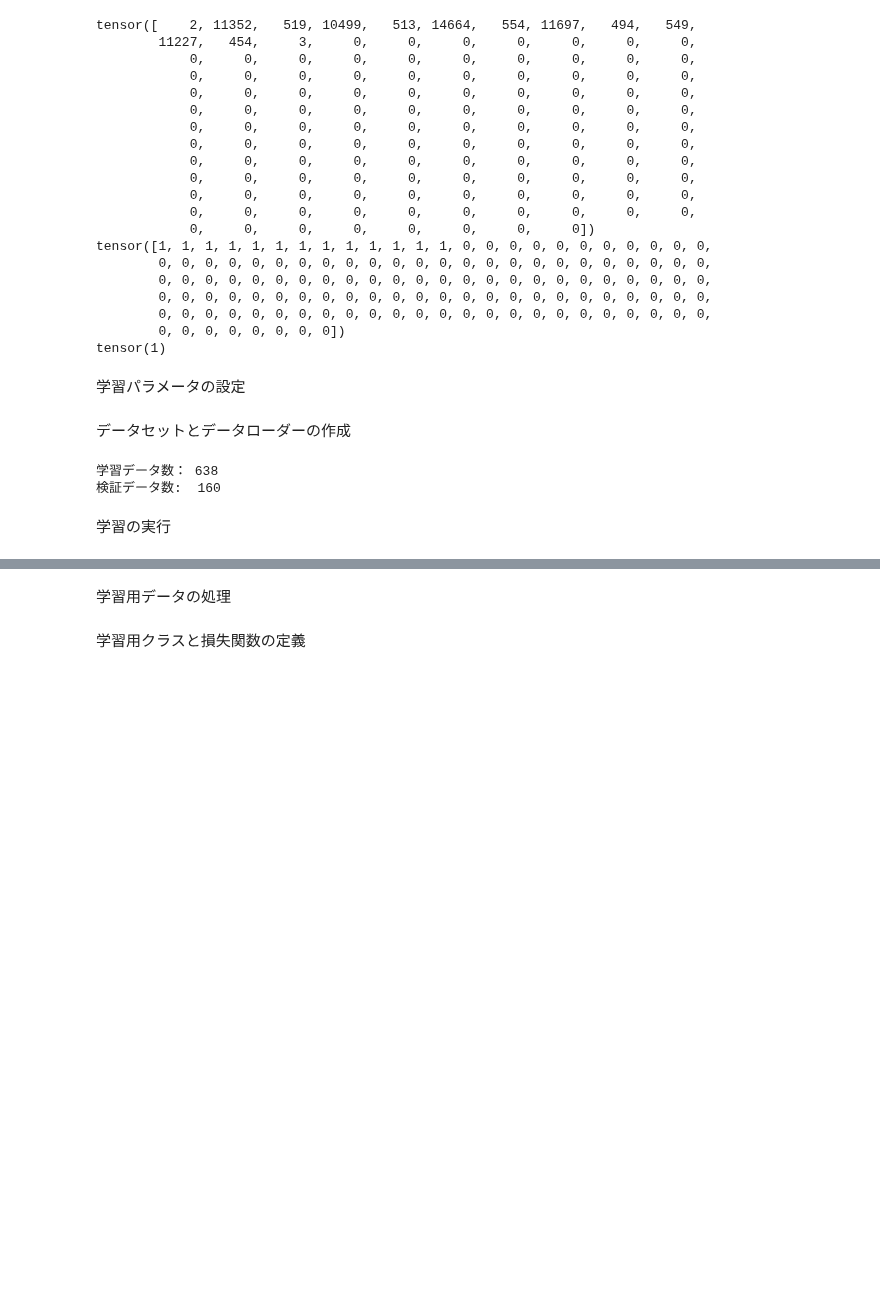
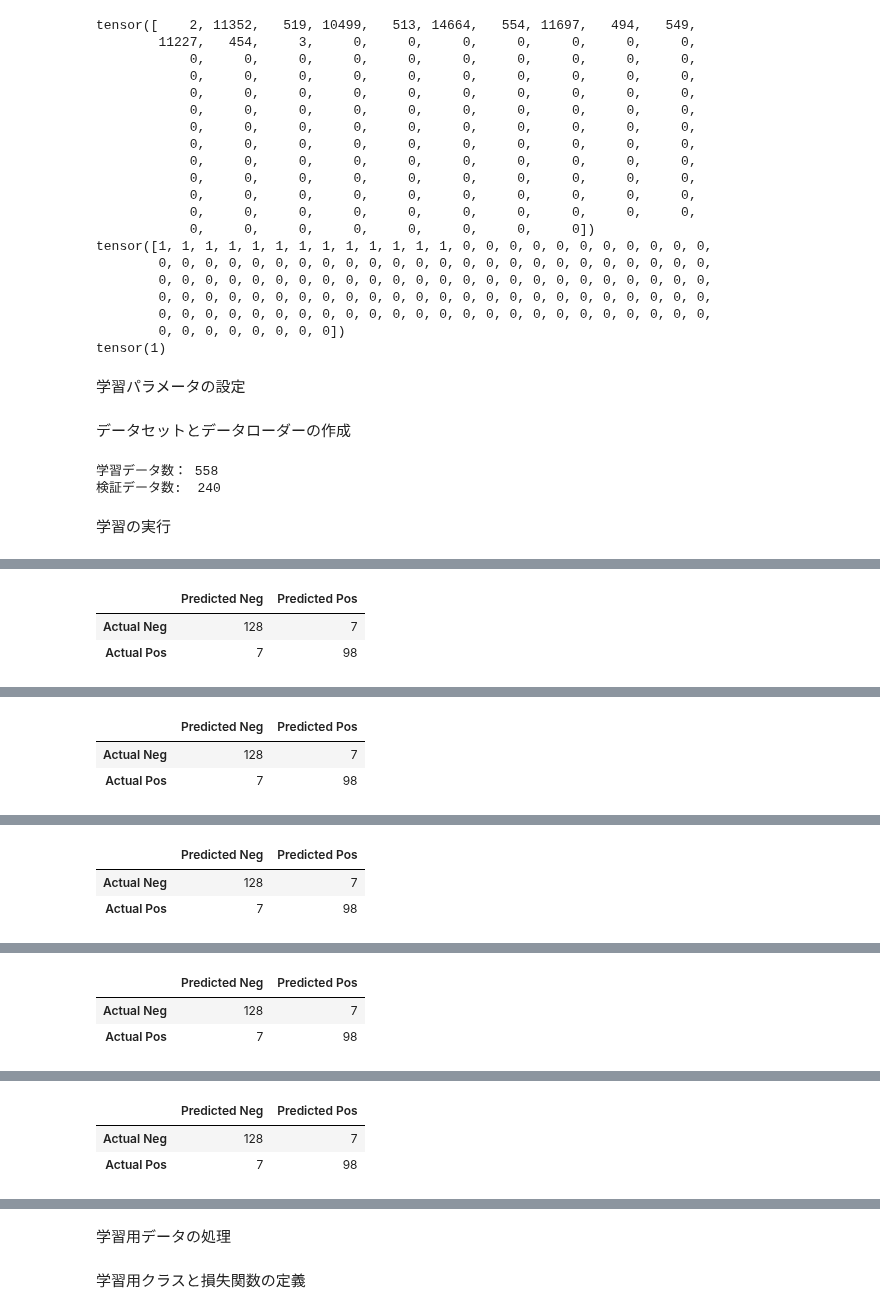
Before and after one commit to tanakt-hub/Test, a Jupyter notebook: medBERTjp－LIME_v0_2.ipynb, the cells around one changed output, grey strips where cells are left out. Saved outputs shown, nothing was run; the diff lists cells and outputs as text; code cells hidden in the pictures; blank space fills up the shorter version.

```diff
--- a/medBERTjp－LIME_v0_2.ipynb
+++ b/medBERTjp－LIME_v0_2.ipynb
@@ -273,7 +273,7 @@ dataset = TensorDataset(token_ids_t, attention_masks_t, labels_t)
 
 # 学習用と検証用にデータ分割
 
-train_size = int(0.8 * len(dataset))
+train_size = int(0.7 * len(dataset))
 val_size = len(dataset) - train_size
 
 SEED = 123 # Random seedの指定
@@ -282,8 +282,8 @@ train_dataset, val_dataset = random_split(dataset, [train_size, val_size], gener
 print('学習データ数：', len(train_dataset))
 print('検証データ数: ', len(val_dataset))
 # %% [output]
-学習データ数： 638
-検証データ数:  160
+学習データ数： 558
+検証データ数:  240
 # %%
 # データローダーの作成
 train_dataloader = DataLoader(
@@ -377,7 +368,19 @@ for epoch in range(N_EPOCHS):
     train_ = train(train_dataloader, model, optimizer, device, tqdm)
     loss, pred, label_ = validation(val_dataloader, model, optimizer, device, tqdm)
 
-    print(f'epoch {epoch} loss : {loss} pred : {pred} lable : {label_}')
+    # Confusion matrix
+    val_res = pd.DataFrame(pred, columns=['logit0', 'logit1'])
+    val_pred = np.argmax(val_res.values, axis=1).tolist()
+    val_res['label'] = label_
+    val_res['pred']  = val_pred
+
+    cm = confusion_matrix(val_res['label'].tolist(), val_res['pred'].tolist())
+    cm_df = pd.DataFrame(cm,columns=['Predicted Neg', 'Predicted Pos'], index=['Actual Neg', 'Actual Pos'])
+
+
+    print(f'epoch {epoch} loss : {loss}')
+    display(cm_df)
+
     train_loss_ += train_
-    test_loss_ += validation_1
+    test_loss_ += loss
 # %% [output]
@@ -384,0 +388,3 @@ RuntimeError: ignored
+|  | Predicted Neg | Predicted Pos |
+| Actual Neg | 128 | 7 |
+| Actual Pos | 7 | 98 |
@@ -384,0 +392,3 @@ RuntimeError: ignored
+|  | Predicted Neg | Predicted Pos |
+| Actual Neg | 128 | 7 |
+| Actual Pos | 7 | 98 |
@@ -384,0 +396,3 @@ RuntimeError: ignored
+|  | Predicted Neg | Predicted Pos |
+| Actual Neg | 128 | 7 |
+| Actual Pos | 7 | 98 |
@@ -384,0 +400,3 @@ RuntimeError: ignored
+|  | Predicted Neg | Predicted Pos |
+| Actual Neg | 128 | 7 |
+| Actual Pos | 7 | 98 |
@@ -385,3 +404,6 @@ RuntimeError: ignored
+|  | Predicted Neg | Predicted Pos |
+| Actual Neg | 128 | 7 |
+| Actual Pos | 7 | 98 |
 # %%
 plt.plot(train_loss_)
 # %% [output]
```
Also changed, not shown: parts of 23 cells of this notebook.
